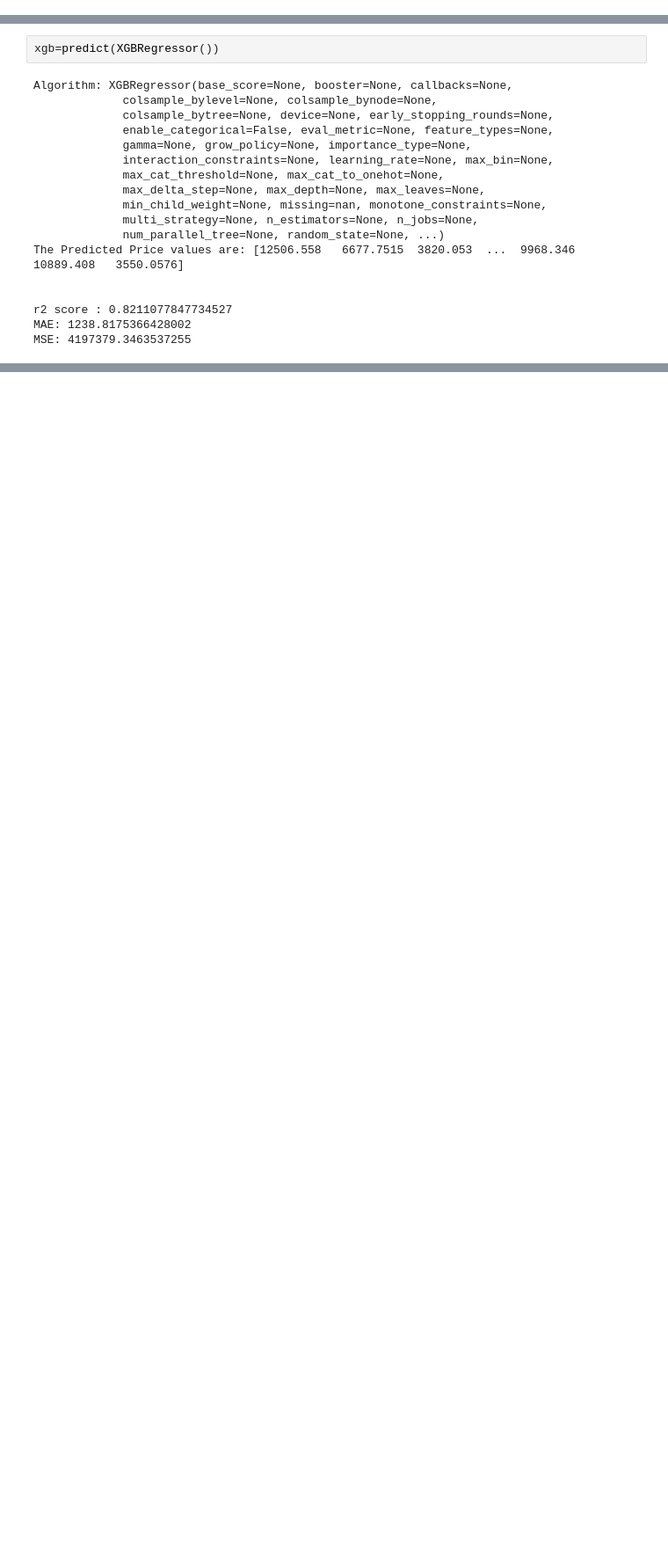
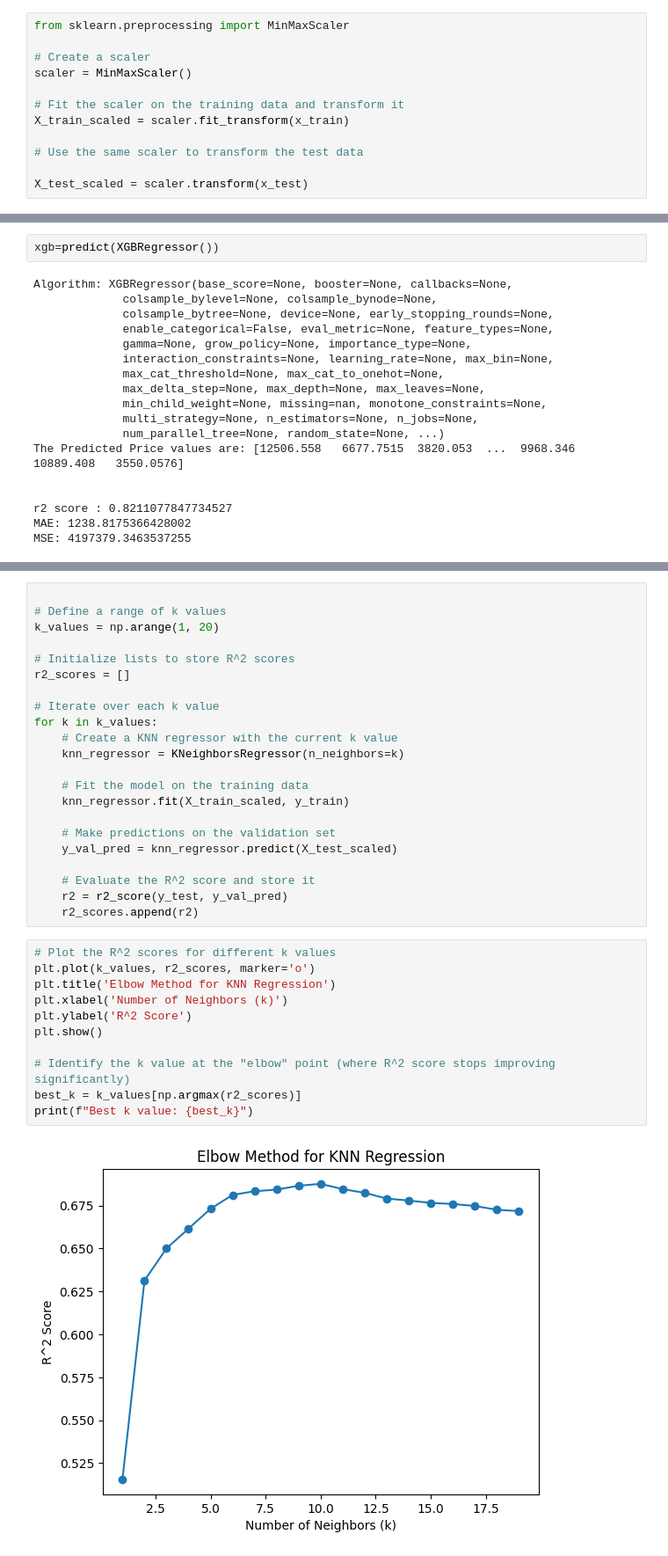
Before and after one commit to AmanSinghal07/PraxisProjects, a Jupyter notebook: Flight_Fare_Prediction.ipynb, the cells around one changed output, grey strips where cells are left out. Shown at 88% size. Saved outputs shown, nothing was run; the diff lists cells and outputs as text; blank space fills up the shorter version.

```diff
--- a/Flight_Fare_Prediction.ipynb
+++ b/Flight_Fare_Prediction.ipynb
@@ -660,6 +662,18 @@ array([[ 3897],
 #Train test split
 from sklearn.model_selection import train_test_split
 x_train,x_test,y_train,y_test = train_test_split(x,y,test_size=0.20,random_state=0)
+# %%
+from sklearn.preprocessing import MinMaxScaler
+
+# Create a scaler
+scaler = MinMaxScaler()
+
+# Fit the scaler on the training data and transform it
+X_train_scaled = scaler.fit_transform(x_train)
+
+# Use the same scaler to transform the test data
+
+X_test_scaled = scaler.transform(x_test)
 # %%
 from sklearn.linear_model import LinearRegression
 from sklearn.neighbors import KNeighborsRegressor
@@ -770,0 +787,35 @@ score_df
+# %%
+
+# Define a range of k values
+k_values = np.arange(1, 20)
+
+# Initialize lists to store R^2 scores
+r2_scores = []
+
+# Iterate over each k value
+for k in k_values:
+    # Create a KNN regressor with the current k value
+    knn_regressor = KNeighborsRegressor(n_neighbors=k)
+
+    # Fit the model on the training data
+    knn_regressor.fit(X_train_scaled, y_train)
+
+    # Make predictions on the validation set
+    y_val_pred = knn_regressor.predict(X_test_scaled)
+
+    # Evaluate the R^2 score and store it
+    r2 = r2_score(y_test, y_val_pred)
+    r2_scores.append(r2)
+# %%
+# Plot the R^2 scores for different k values
+plt.plot(k_values, r2_scores, marker='o')
+plt.title('Elbow Method for KNN Regression')
+plt.xlabel('Number of Neighbors (k)')
+plt.ylabel('R^2 Score')
+plt.show()
+
+# Identify the k value at the "elbow" point (where R^2 score stops improving significantly)
+best_k = k_values[np.argmax(r2_scores)]
+print(f"Best k value: {best_k}")
+# %% [output]
+[figure, added]
```
Also changed, not shown: parts of 14 cells of this notebook.
